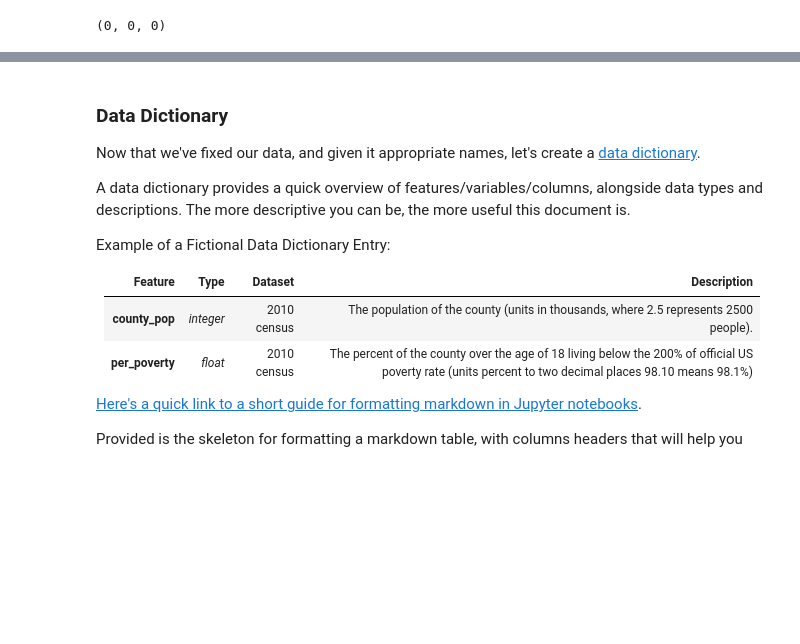
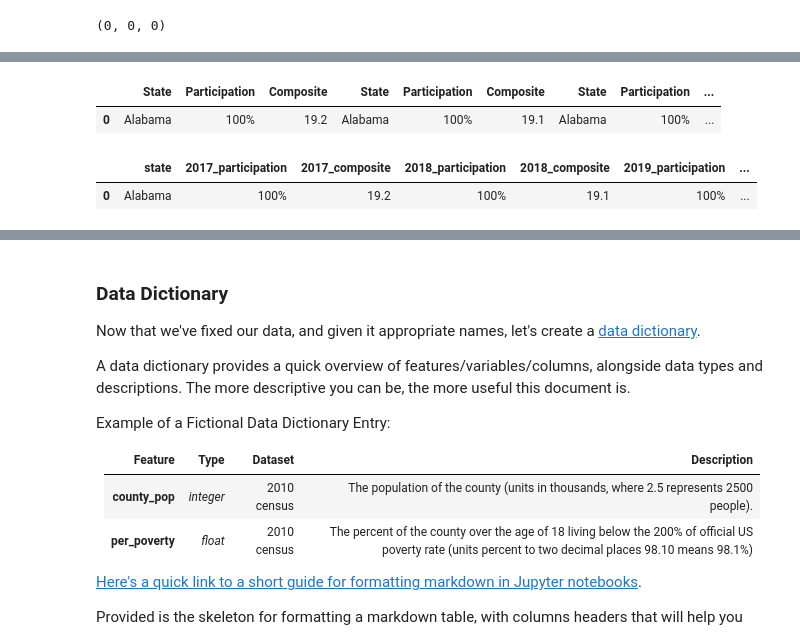
Before and after one commit to argishtiovsepyan/Standardized_Test_Analysis, a Jupyter notebook: code/starter-code.ipynb, the cells around one changed output, grey strips where cells are left out. Cells and saved outputs as stored; diff of their text form; code cells hidden in the pictures; blank space fills up the shorter version.

```diff
--- a/code/starter-code.ipynb
+++ b/code/starter-code.ipynb
@@ -356,0 +292,16 @@ df_act_2019
+# %%
+df_act = pd.concat([df_act_2017, df_act_2018, df_act_2019], axis = 1)
+df_act.head(1)
+# %% [output]
+|  | State | Participation | Composite | State | Participation | Composite | State | Participation | ... |
+| 0 | Alabama | 100% | 19.2 | Alabama | 100% | 19.1 | Alabama | 100% | ... |
+# %%
+# df_act.rename(columns = {'State': 'state', 'Participation': 'participation', 'Composite': 'composite'}) doesn't work with same name columns
+
+df_act.columns.values[0:9] = 'state', '2017_participation', '2017_composite', 'extra 1', '2018_participation', '2018_composite', 'extra 2', '2019_participation', '2019_composite'
+df_act.drop(columns = ['extra 1', 'extra 2'], inplace = True)
+
+df_act.head(1)
+# %% [output]
+|  | state | 2017_participation | 2017_composite | 2018_participation | 2018_composite | 2019_participation | ... |
+| 0 | Alabama | 100% | 19.2 | 100% | 19.1 | 100% | ... |
```
Also changed, not shown: parts of 33 cells of this notebook, 2 other files.
